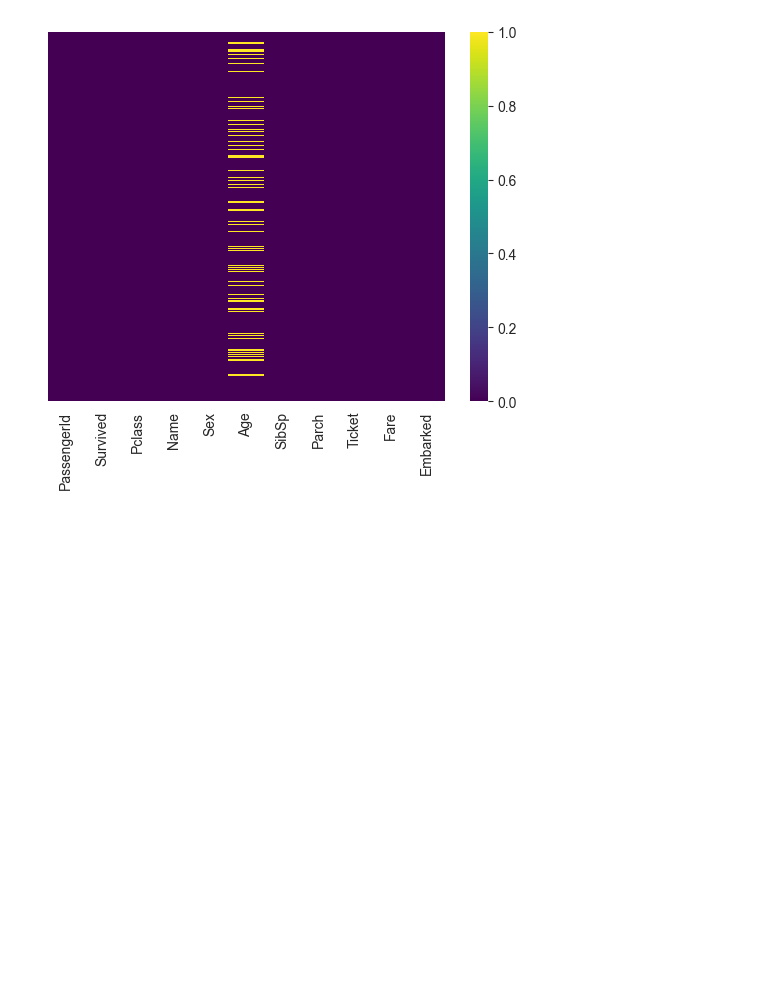
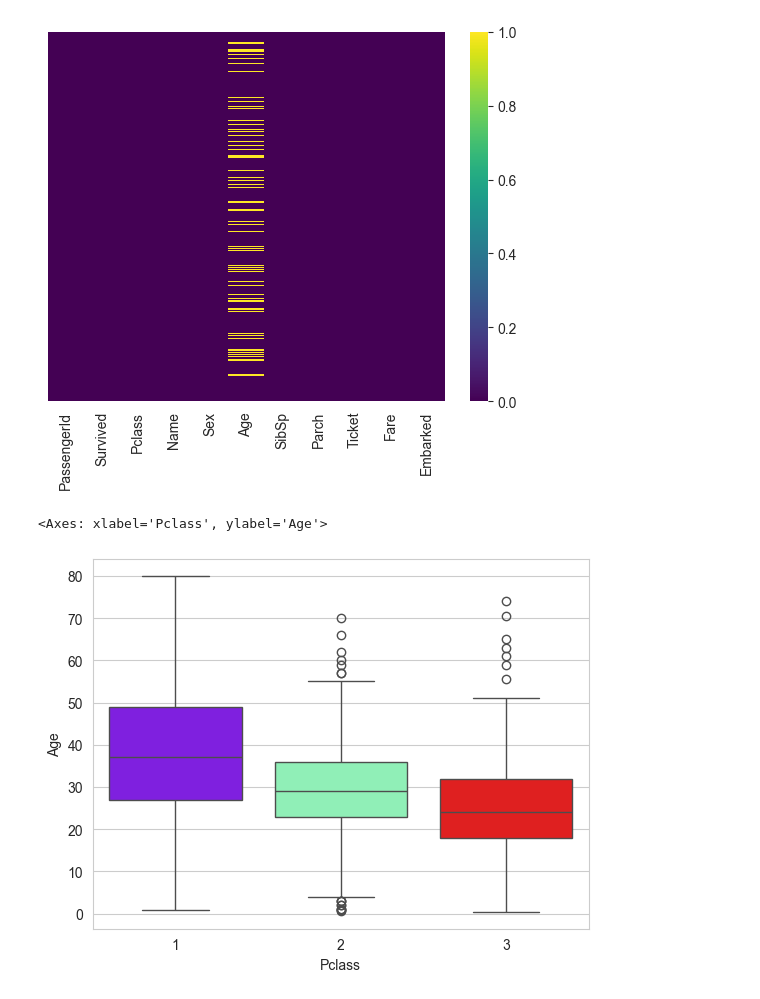
Before and after one commit to AryanGoyal17/Titanic-Survival-Prediction, a Jupyter notebook: notebooks/01_titanic_eda.ipynb, the cells around one changed output. Saved outputs shown, nothing was run; the diff lists cells and outputs as text; code cells hidden in the pictures; blank space fills up the shorter version.

Commit message:
feat: Handled missing values in Age feature by filling them with median age wrt Pclass feature

```diff
--- a/notebooks/01_titanic_eda.ipynb
+++ b/notebooks/01_titanic_eda.ipynb
@@ -225,3 +225,18 @@ sns.heatmap(df.isnull(), yticklabels= False, cbar= True, cmap= 'viridis')
 # %% [output]
 <Axes: >
 [figure]
+# %%
+# Handling the missing values in the age feature ..
+
+# M1 -- Drawing a boxplot, finding the approximate median age and filling it by applying a function .. [using Pclass feature along with age]
+
+sns.boxplot(x = 'Pclass', hue= 'Pclass', y= 'Age', data = df, palette='rainbow', legend= False)
+
+# Circles in boxplot = Outliers
+
+# Pclass = 1, approx median age = 37
+# Pclass = 2, approx median age = 29
+# Pclass = 3, approx median age = 24
+# %% [output]
+<Axes: xlabel='Pclass', ylabel='Age'>
+[figure, added]
```
Also changed, not shown: parts of 1 cell of this notebook.
